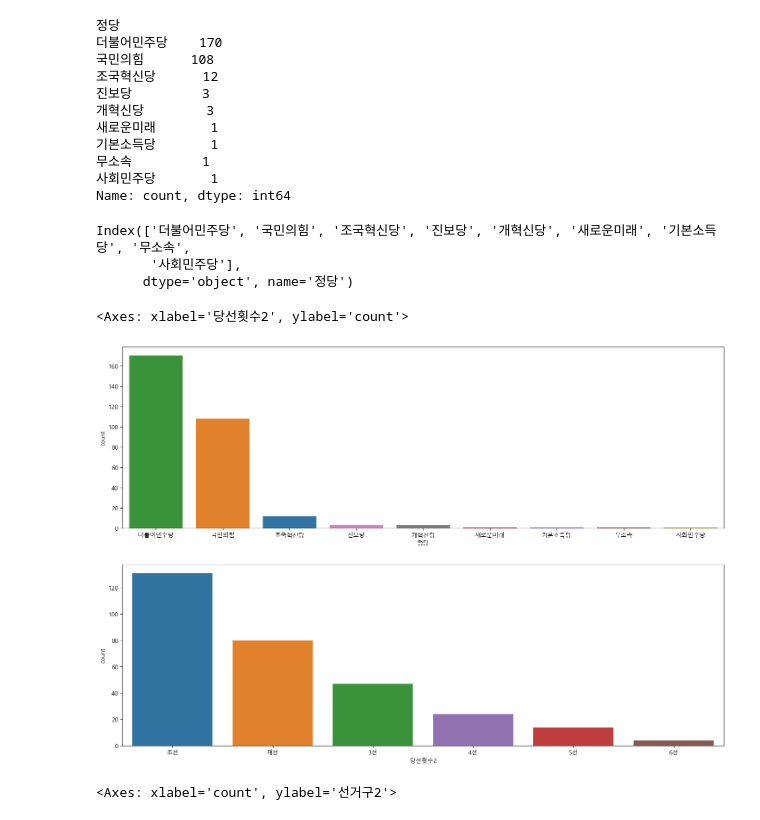
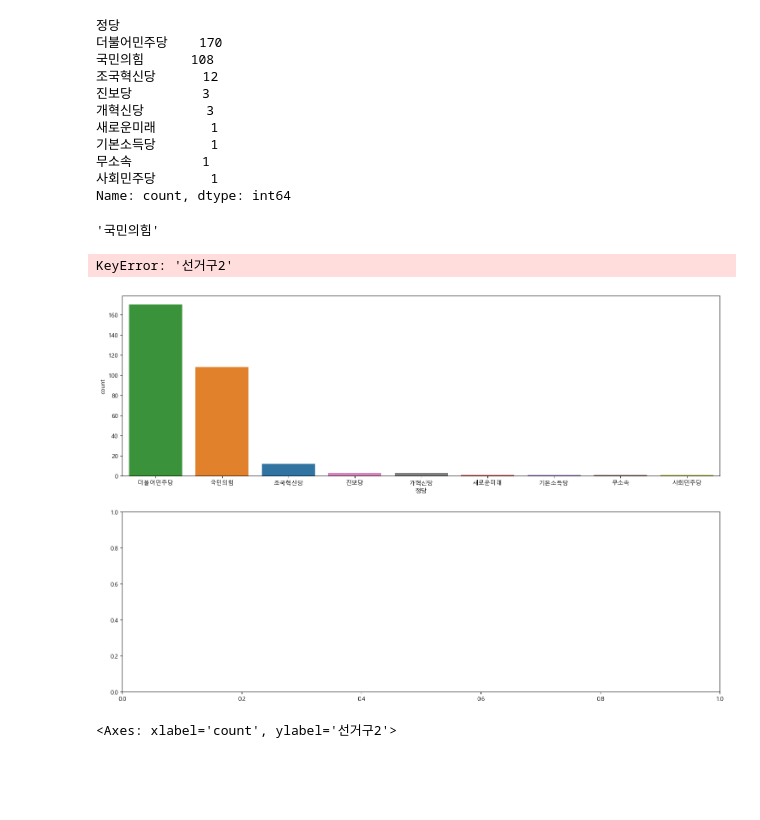
Before and after one commit to ojuyeon88/Python_Webscraping_Analysis, a Jupyter notebook: 05.국회의원현황-개정판.ipynb, the cells around one changed output. Saved outputs shown, nothing was run; the diff lists cells and outputs as text; code cells hidden in the pictures; blank space fills up the shorter version.

```diff
--- a/05.국회의원현황-개정판.ipynb
+++ b/05.국회의원현황-개정판.ipynb
@@ -269,8 +275,17 @@ member_df.loc[0:3,['당선횟수','당선횟수2']]
 서울양천구갑          1
 Name: count, Length: 255, dtype: int64
 # %%
+
 #당선횟수2 컬럼을 새로 추가
 #재선(20대,21대) -> 재선
+print(type(member_df['당선횟수']))
+print(type(member_df['당선횟수'].str))
+#Series객체를 StringMethods 객체로 변환(문자열 슬라이싱을 하기 위해서)
+temp_str = member_df['당선횟수'].str
+#2글자 슬라이싱한 값을 당선횟수2 라는 컬럼으로 저장
+member_df['당선횟수2'] = temp_str[:2]
+
+member_df.loc[0:3,['당선횟수','당선횟수2']]
 # %% [output]
 <class 'pandas.core.series.Series'>
 <class 'pandas.core.strings.accessor.StringMethods'>
@@ -517,15 +574,18 @@ member_df['정당'].value_counts()
 사회민주당       1
 Name: count, dtype: int64
 # %%
-member_df['정당'].value_counts().index
+member_df['정당'].value_counts().index[1]
 # %% [output]
-Index(['더불어민주당', '국민의힘', '조국혁신당', '진보당', '개혁신당', '새로운미래', '기본소득당', '무소속',
-       '사회민주당'],
-      dtype='object', name='정당')
+'국민의힘'
 # %%
+figure,(axes1,axes2) = plt.subplots(nrows=2, ncols=1)
+figure.set_size_inches(18,12)
+
+sns.countplot(data=member_df, x='정당', ax=axes1, order=member_df['정당'].value_counts().index, hue='정당')
+sns.countplot(data=member_df, y='선거구2', ax=axes1, order=member_df['선거구2'].value_counts().index, hue='선거구2')
 # %% [output]
-<Axes: xlabel='당선횟수2', ylabel='count'>
+KeyError: '선거구2'
-[figure, old version]
+[figure, new version]
 # %%
 # %% [output]
 <Axes: xlabel='count', ylabel='선거구2'>
```
Also changed, not shown: parts of 12 cells of this notebook.
